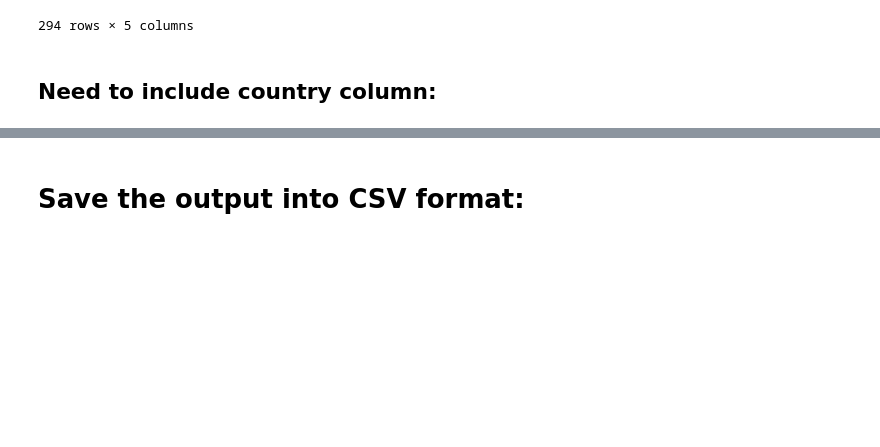
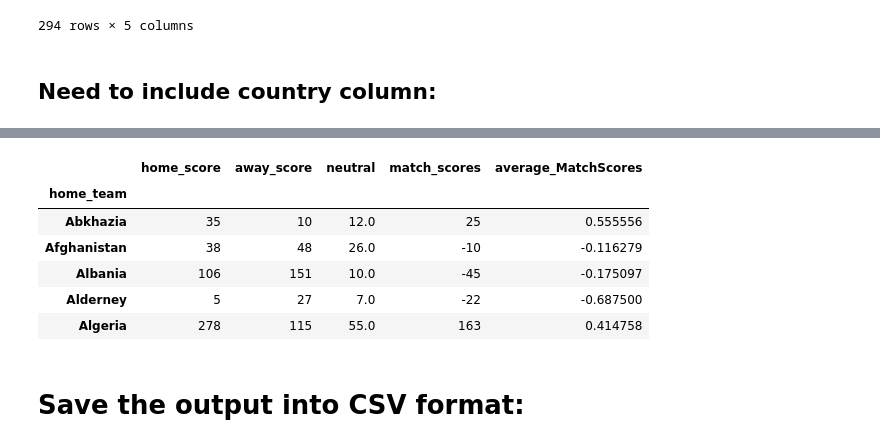
Before and after one commit to ylee9107/Visual-Analytics-Project-1---footballResults, a Jupyter notebook: Python files/Football_Task1.ipynb, the cells around one changed output, grey strips where cells are left out. Saved outputs shown, nothing was run; the diff lists cells and outputs as text; code cells hidden in the pictures; blank space fills up the shorter version.

```diff
--- a/Python files/Football_Task1.ipynb
+++ b/Python files/Football_Task1.ipynb
@@ -512,0 +563,2 @@ data_football_grouped_sorted
+# %%
+data_football_groupedBy_HomeTeam = data_football.groupby('home_team').sum()
@@ -513,3 +575,15 @@ data_football_grouped_sorted
+# %%
+data_football_groupedBy_HomeTeam['average_MatchScores'] = data_football_groupedBy_HomeTeam['match_scores']/(data_football_groupedBy_HomeTeam['home_score'] + data_football_groupedBy_HomeTeam['away_score'])
+# %%
+data_football_groupedBy_HomeTeam.head()
+# %% [output]
+|  | home_score | away_score | neutral | match_scores | average_MatchScores |
+| home_team |  |  |  |  |  |
+| Abkhazia | 35 | 10 | 12.0 | 25 | 0.555556 |
+| Afghanistan | 38 | 48 | 26.0 | -10 | -0.116279 |
+| Albania | 106 | 151 | 10.0 | -45 | -0.175097 |
+| Alderney | 5 | 27 | 7.0 | -22 | -0.687500 |
+| Algeria | 278 | 115 | 55.0 | 163 | 0.414758 |
 # %% [markdown]
 # Save the output into CSV format:
 # %%
```
Also changed, not shown: parts of 15 cells of this notebook.
